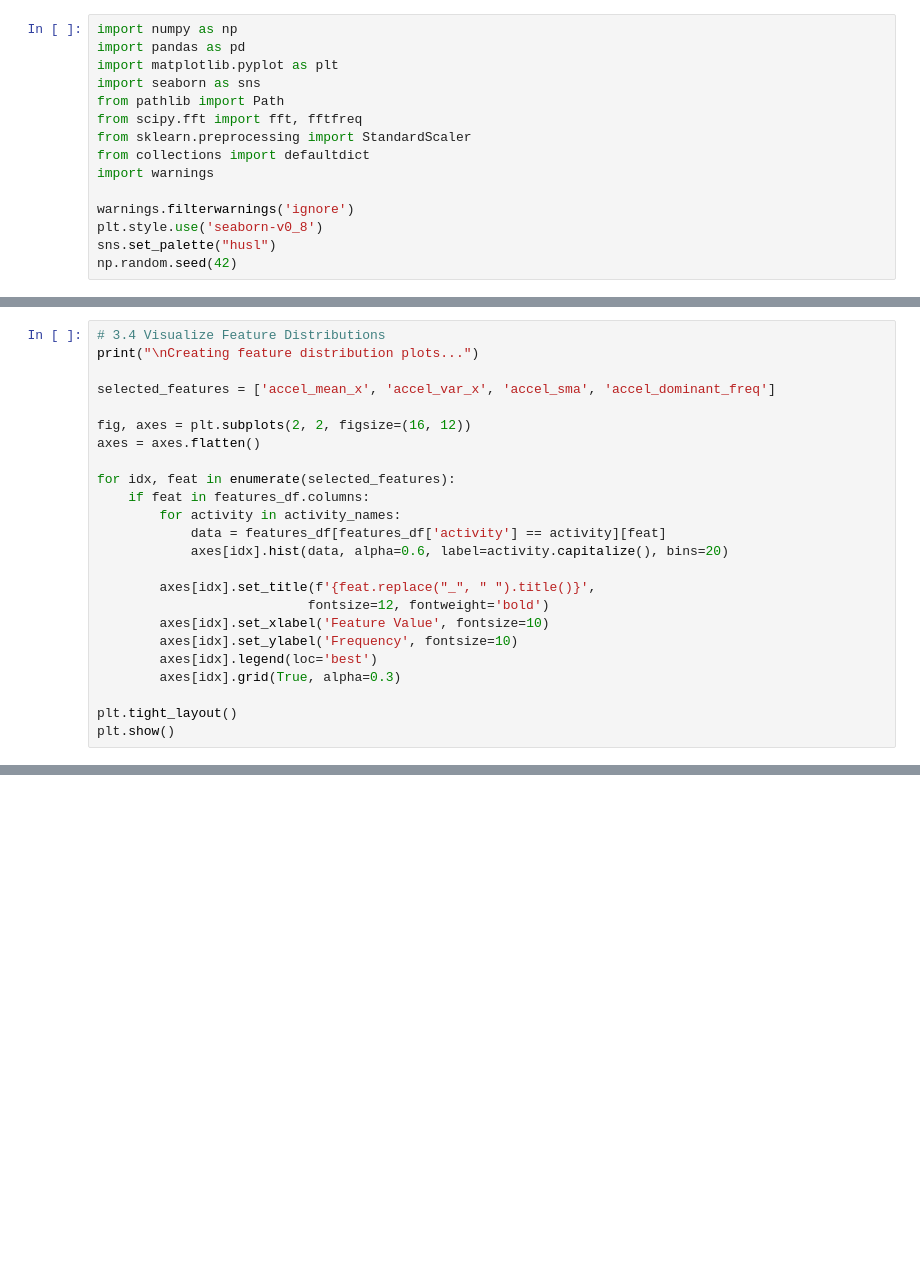
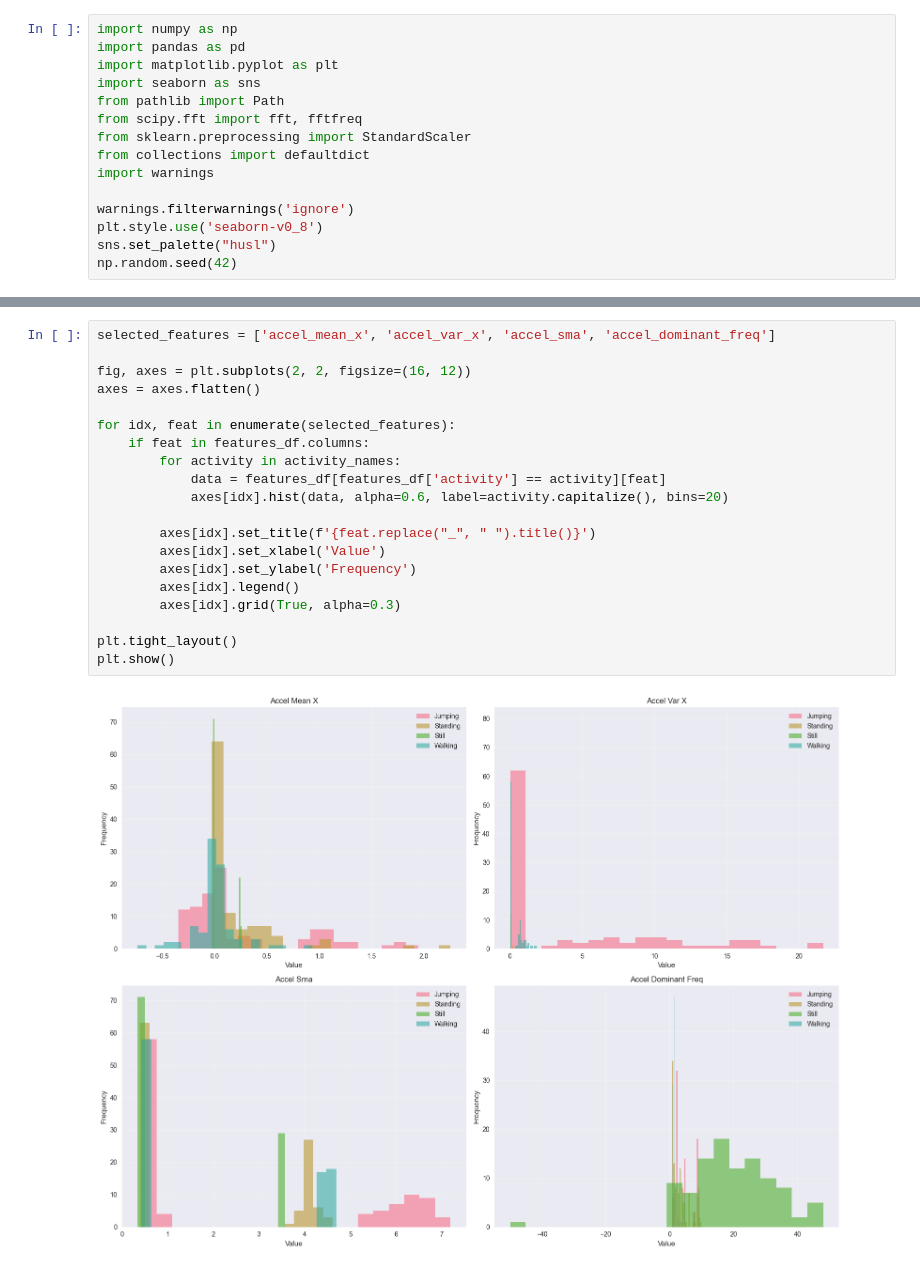
Before and after one commit to NiyonshutiDavid/Hidden-Markov-Models, a Jupyter notebook: HMM_Formative2.ipynb, the cells around one changed output, grey strips where cells are left out. Cells and saved outputs as stored; diff of their text form; blank space fills up the shorter version.

```diff
--- a/HMM_Formative2.ipynb
+++ b/HMM_Formative2.ipynb
@@ -317,24 +21,0 @@ max          3.478275e+00              5.583754
-# %%
-# 3.4 Visualize Feature Distributions
-print("\nCreating feature distribution plots...")
-
-selected_features = ['accel_mean_x', 'accel_var_x', 'accel_sma', 'accel_dominant_freq']
-
-fig, axes = plt.subplots(2, 2, figsize=(16, 12))
-axes = axes.flatten()
-
-for idx, feat in enumerate(selected_features):
-    if feat in features_df.columns:
-        for activity in activity_names:
-            data = features_df[features_df['activity'] == activity][feat]
-            axes[idx].hist(data, alpha=0.6, label=activity.capitalize(), bins=20)
-
-        axes[idx].set_title(f'{feat.replace("_", " ").title()}',
-                           fontsize=12, fontweight='bold')
-        axes[idx].set_xlabel('Feature Value', fontsize=10)
-        axes[idx].set_ylabel('Frequency', fontsize=10)
-        axes[idx].legend(loc='best')
-        axes[idx].grid(True, alpha=0.3)
-
-plt.tight_layout()
-plt.show()
@@ -928,0 +209,22 @@ Project Complete!
+# %%
+selected_features = ['accel_mean_x', 'accel_var_x', 'accel_sma', 'accel_dominant_freq']
+
+fig, axes = plt.subplots(2, 2, figsize=(16, 12))
+axes = axes.flatten()
+
+for idx, feat in enumerate(selected_features):
+    if feat in features_df.columns:
+        for activity in activity_names:
+            data = features_df[features_df['activity'] == activity][feat]
+            axes[idx].hist(data, alpha=0.6, label=activity.capitalize(), bins=20)
+
+        axes[idx].set_title(f'{feat.replace("_", " ").title()}')
+        axes[idx].set_xlabel('Value')
+        axes[idx].set_ylabel('Frequency')
+        axes[idx].legend()
+        axes[idx].grid(True, alpha=0.3)
+
+plt.tight_layout()
+plt.show()
+# %% [output]
+[figure, added]
```
Also changed, not shown: parts of 61 cells of this notebook.
